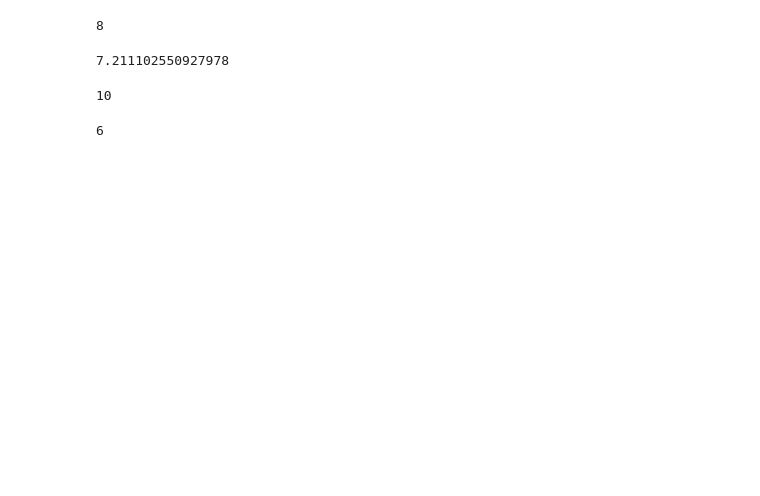
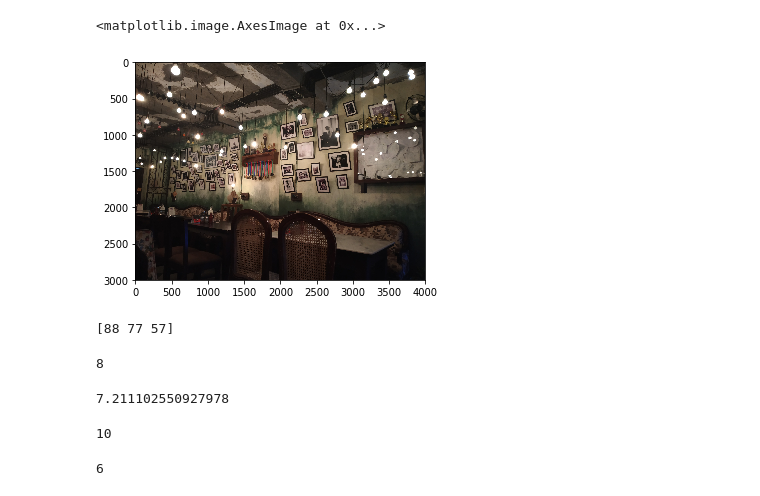
Before and after one commit to championballer/labs, a Jupyter notebook: Image Processing/Distance Measure.ipynb, the cells around one changed output. Drawn from its saved outputs; the diff is of its cells as text; code cells hidden in the pictures; blank space fills up the shorter version.

Commit message:
Added steganography and image files

```diff
--- a/Image Processing/Distance Measure.ipynb
+++ b/Image Processing/Distance Measure.ipynb
@@ -3,3 +5,15 @@ import numpy as np
+# %%
+img = cv2.imread('Echoes1.jpg')
+img = np.array(img)
+img[:,:,0],img[:,:,2] = img[:,:,2],img[:,:,0].copy()
+plt.imshow(img)
+# %% [output]
+<matplotlib.image.AxesImage at 0x...>
+[figure, added]
+# %%
+print(img[0][0])
+# %% [output]
+[88 77 57]
 # %%
 class Pixel():
 
```
Also changed, not shown: parts of 1 cell of this notebook, 5 other files.
